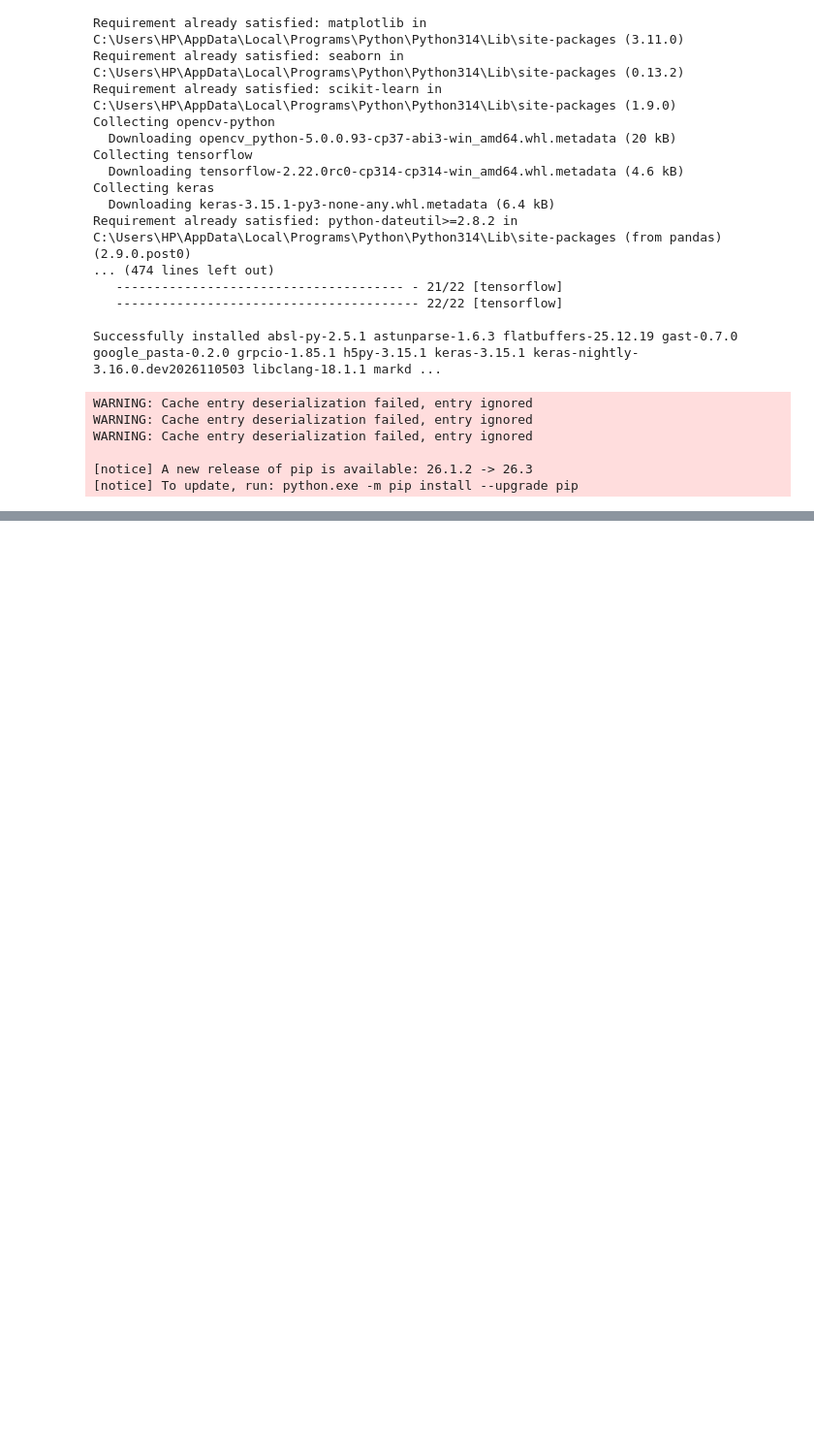
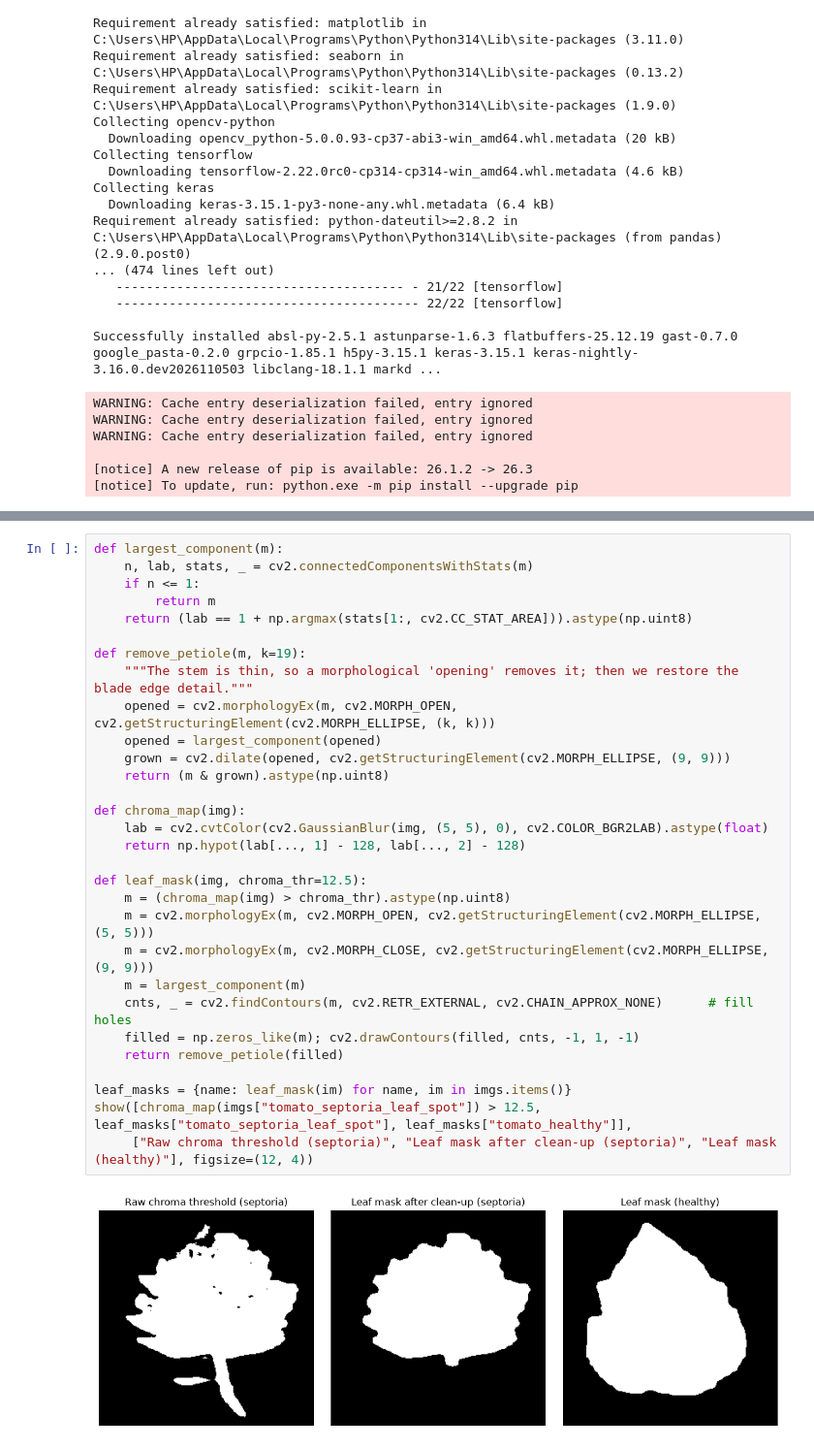
Before and after one commit to bijaylaxmibehera2/data-annotation-project, a Jupyter notebook: image-annotation/main.ipynb, the cells around one changed output, grey strips where cells are left out. Shown at 97% size. Cells and saved outputs as stored; diff of their text form; blank space fills up the shorter version.

```diff
--- a/image-annotation/main.ipynb
+++ b/image-annotation/main.ipynb
@@ -66,0 +96,32 @@ def show(images, titles=None, figsize=(14, 4)):
+# %%
+def largest_component(m):
+    n, lab, stats, _ = cv2.connectedComponentsWithStats(m)
+    if n <= 1:
+        return m
+    return (lab == 1 + np.argmax(stats[1:, cv2.CC_STAT_AREA])).astype(np.uint8)
+
+def remove_petiole(m, k=19):
+    """The stem is thin, so a morphological 'opening' removes it; then we restore the blade edge detail."""
+    opened = cv2.morphologyEx(m, cv2.MORPH_OPEN, cv2.getStructuringElement(cv2.MORPH_ELLIPSE, (k, k)))
+    opened = largest_component(opened)
+    grown = cv2.dilate(opened, cv2.getStructuringElement(cv2.MORPH_ELLIPSE, (9, 9)))
+    return (m & grown).astype(np.uint8)
+
+def chroma_map(img):
+    lab = cv2.cvtColor(cv2.GaussianBlur(img, (5, 5), 0), cv2.COLOR_BGR2LAB).astype(float)
+    return np.hypot(lab[..., 1] - 128, lab[..., 2] - 128)
+
+def leaf_mask(img, chroma_thr=12.5):
+    m = (chroma_map(img) > chroma_thr).astype(np.uint8)
+    m = cv2.morphologyEx(m, cv2.MORPH_OPEN, cv2.getStructuringElement(cv2.MORPH_ELLIPSE, (5, 5)))
+    m = cv2.morphologyEx(m, cv2.MORPH_CLOSE, cv2.getStructuringElement(cv2.MORPH_ELLIPSE, (9, 9)))
+    m = largest_component(m)
+    cnts, _ = cv2.findContours(m, cv2.RETR_EXTERNAL, cv2.CHAIN_APPROX_NONE)      # fill holes
+    filled = np.zeros_like(m); cv2.drawContours(filled, cnts, -1, 1, -1)
+    return remove_petiole(filled)
+
+leaf_masks = {name: leaf_mask(im) for name, im in imgs.items()}
+show([chroma_map(imgs["tomato_septoria_leaf_spot"]) > 12.5, leaf_masks["tomato_septoria_leaf_spot"], leaf_masks["tomato_healthy"]],
+     ["Raw chroma threshold (septoria)", "Leaf mask after clean-up (septoria)", "Leaf mask (healthy)"], figsize=(12, 4))
+# %% [output]
+[figure, added]
```
Also changed, not shown: parts of 16 cells of this notebook, 8 other files.
